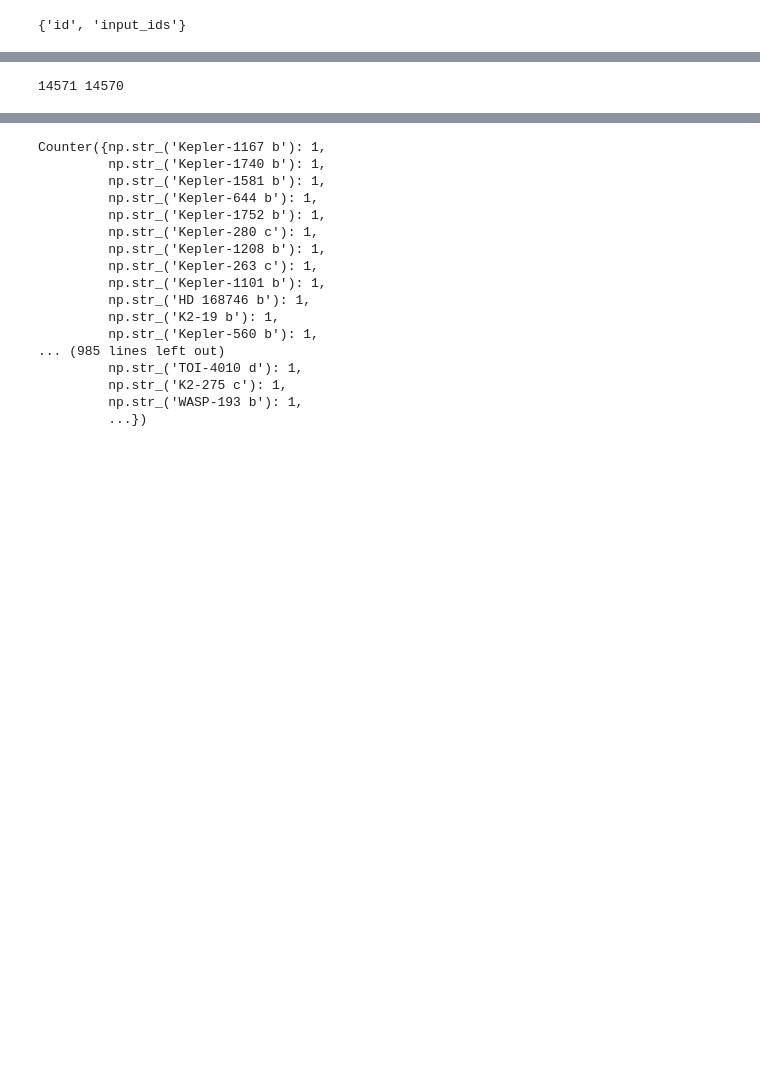
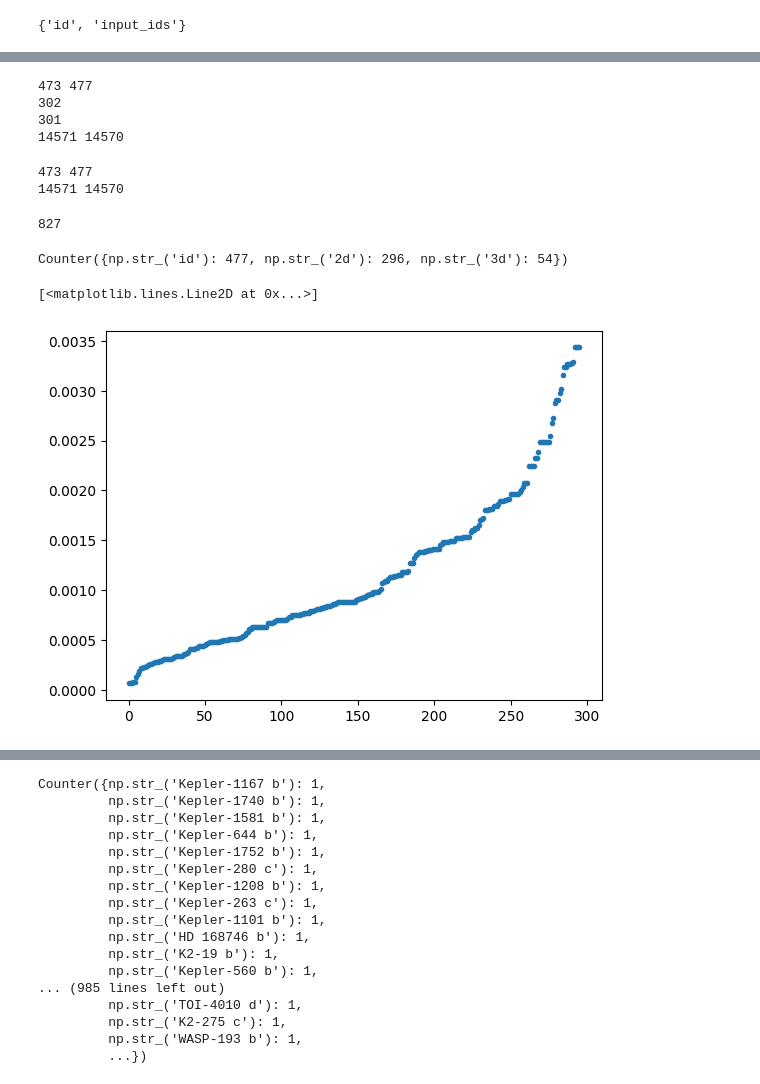
Before and after one commit to JoshuaDreier/ExoplanetCrossmatcher, a Jupyter notebook: class_testing_sandbox.ipynb, the cells around one changed output, grey strips where cells are left out. Cells and saved outputs as stored; diff of their text form; code cells hidden in the pictures; blank space fills up the shorter version.

```diff
--- a/class_testing_sandbox.ipynb
+++ b/class_testing_sandbox.ipynb
@@ -102,11 +65,33 @@ set(cm.id_crossmatch(input).keys()) - set(cm.coordinate_crossmatch(input)[0].key
 # %%
-# len(set(cm.id_matched["pl_name"])) == len(cm.id_matched) = 477
+print(len(set(cm.id_matched["pl_name"])), len(cm.id_matched))
 # good this means that every planet is unique
-# len(set(cm.id_matched["star_name"])) == 301
-# len(set(cm.id_matched["hostname"])) == 302
-# wtf
+print(len(set(cm.id_matched["star_name"])))
+print(len(set(cm.id_matched["hostname"])))
 print(len(input), len(set(input["star_name"])))
 # alright input contains a duplicate
 # so in short, we expect a lot of systmes to be matched with multiple planets
 # %% [output]
+473 477
+302
+301
 14571 14570
+# %%
+print(len(set(cm.id_matched["pl_name"])), len(cm.id_matched))
+print(len(input), len(set(input["star_name"])))
+# planets
+# %% [output]
+473 477
+14571 14570
+# %%
+len(cm.matched)
+# %% [output]
+827
+# %%
+Counter(cm.matched["match_type"])
+# %% [output]
+Counter({np.str_('id'): 477, np.str_('2d'): 296, np.str_('3d'): 54})
+# %%
+plt.plot(np.sort(cm.matched["2d_sep"]), '.')
+# %% [output]
+[<matplotlib.lines.Line2D at 0x...>]
+[figure, added]
```
Also changed, not shown: parts of 7 cells of this notebook, 2 other files.
